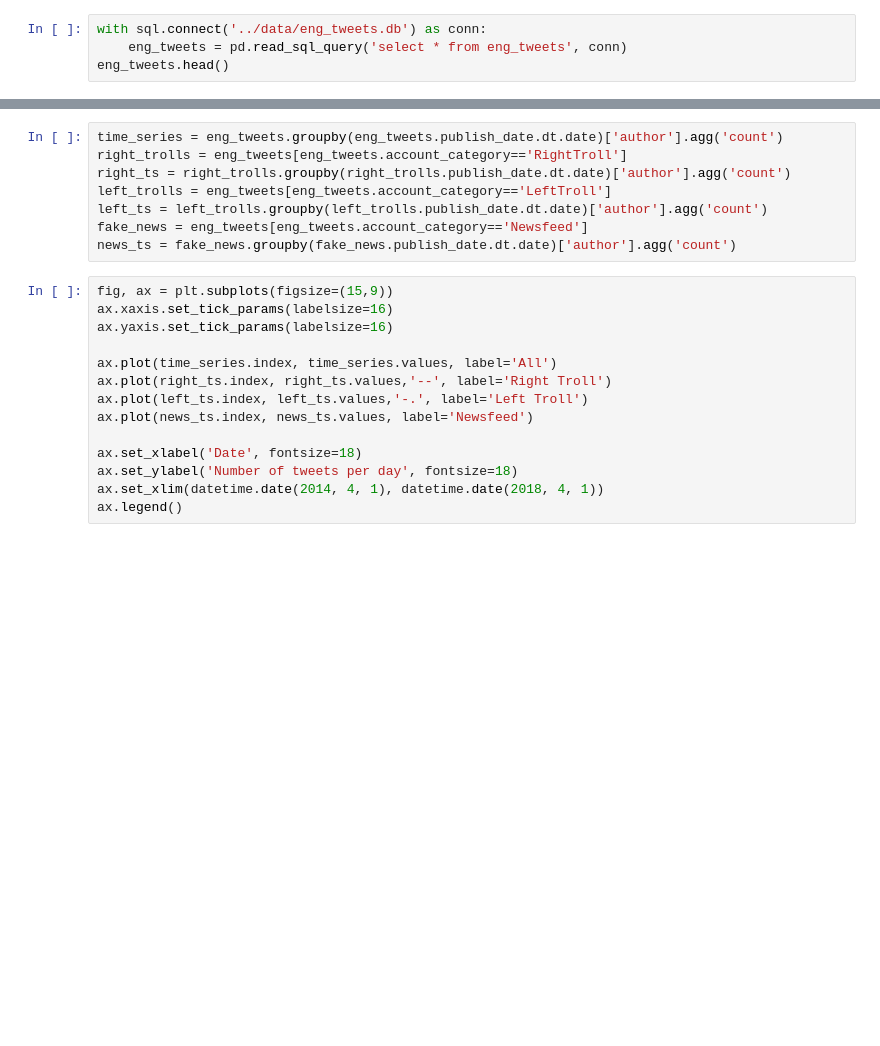
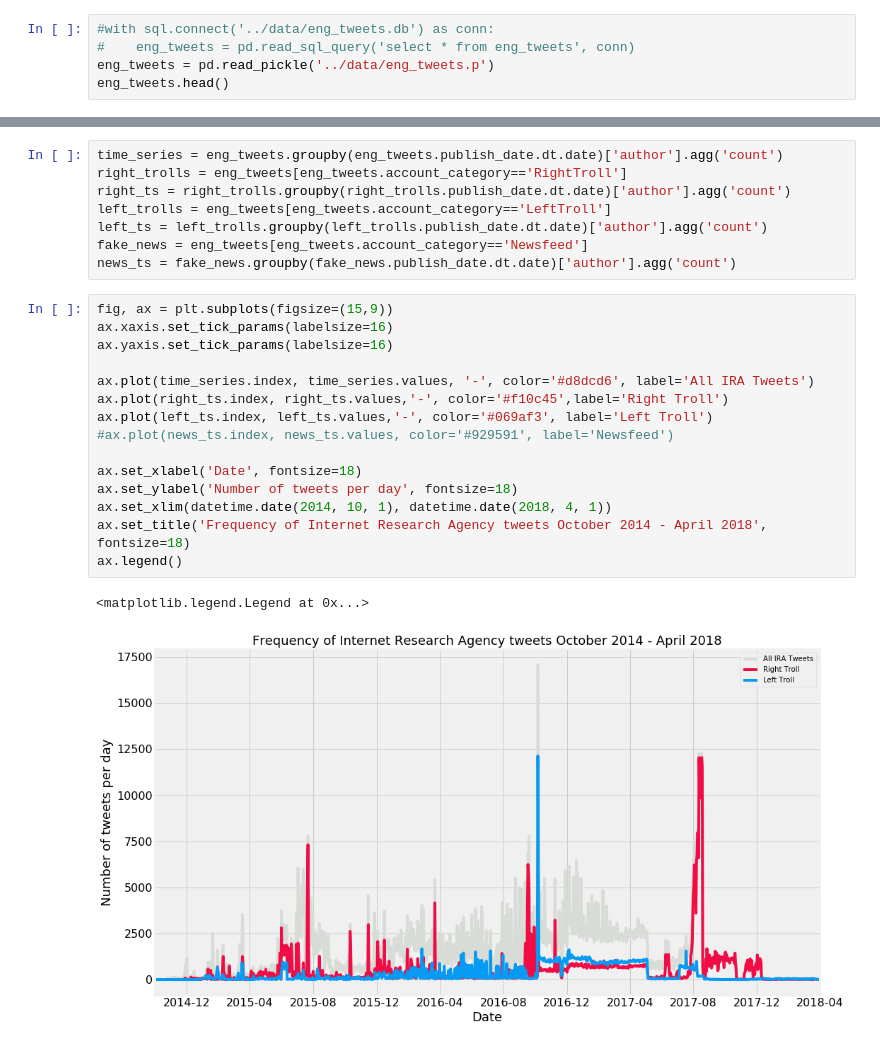
Before and after one commit to gcdunn/twitter-sockpuppet-nlp, a Jupyter notebook: Time-Series-Analysis-538.ipynb, the cells around one changed output, grey strips where cells are left out. Saved outputs shown, nothing was run; the diff lists cells and outputs as text; blank space fills up the shorter version.

```diff
--- a/Time-Series-Analysis-538.ipynb
+++ b/Time-Series-Analysis-538.ipynb
@@ -10,6 +10,7 @@ from pytz import all_timezones
 plt.style.use('fivethirtyeight')
 #%matplotlib inline
 # %%
-with sql.connect('../data/eng_tweets.db') as conn:
-    eng_tweets = pd.read_sql_query('select * from eng_tweets', conn)
+#with sql.connect('../data/eng_tweets.db') as conn:
+#    eng_tweets = pd.read_sql_query('select * from eng_tweets', conn)
+eng_tweets = pd.read_pickle('../data/eng_tweets.p')
 eng_tweets.head()
@@ -26,14 +34,18 @@ news_ts = fake_news.groupby(fake_news.publish_date.dt.date)['author'].agg('count
 # %%
 fig, ax = plt.subplots(figsize=(15,9))
 ax.xaxis.set_tick_params(labelsize=16)
 ax.yaxis.set_tick_params(labelsize=16)
 
-ax.plot(time_series.index, time_series.values, label='All')
-ax.plot(right_ts.index, right_ts.values,'--', label='Right Troll')
-ax.plot(left_ts.index, left_ts.values,'-.', label='Left Troll')
-ax.plot(news_ts.index, news_ts.values, label='Newsfeed')
+ax.plot(time_series.index, time_series.values, '-', color='#d8dcd6', label='All IRA Tweets')
+ax.plot(right_ts.index, right_ts.values,'-', color='#f10c45',label='Right Troll')
+ax.plot(left_ts.index, left_ts.values,'-', color='#069af3', label='Left Troll')
+#ax.plot(news_ts.index, news_ts.values, color='#929591', label='Newsfeed')
 
 ax.set_xlabel('Date', fontsize=18)
 ax.set_ylabel('Number of tweets per day', fontsize=18)
-ax.set_xlim(datetime.date(2014, 4, 1), datetime.date(2018, 4, 1))
+ax.set_xlim(datetime.date(2014, 10, 1), datetime.date(2018, 4, 1))
+ax.set_title('Frequency of Internet Research Agency tweets October 2014 - April 2018', fontsize=18)
 ax.legend()
+# %% [output]
+<matplotlib.legend.Legend at 0x...>
+[figure, added]
```
Also changed, not shown: parts of 7 cells of this notebook.
